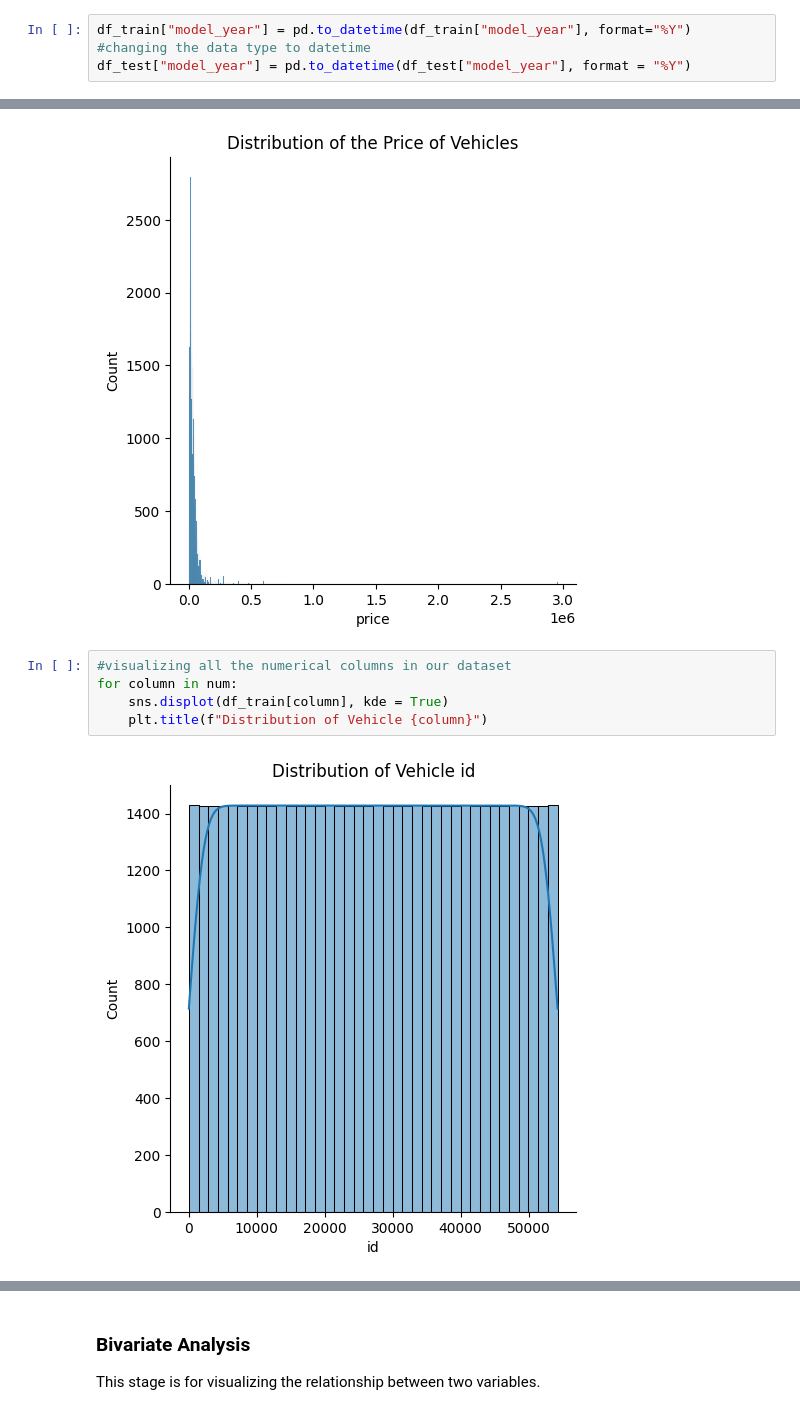
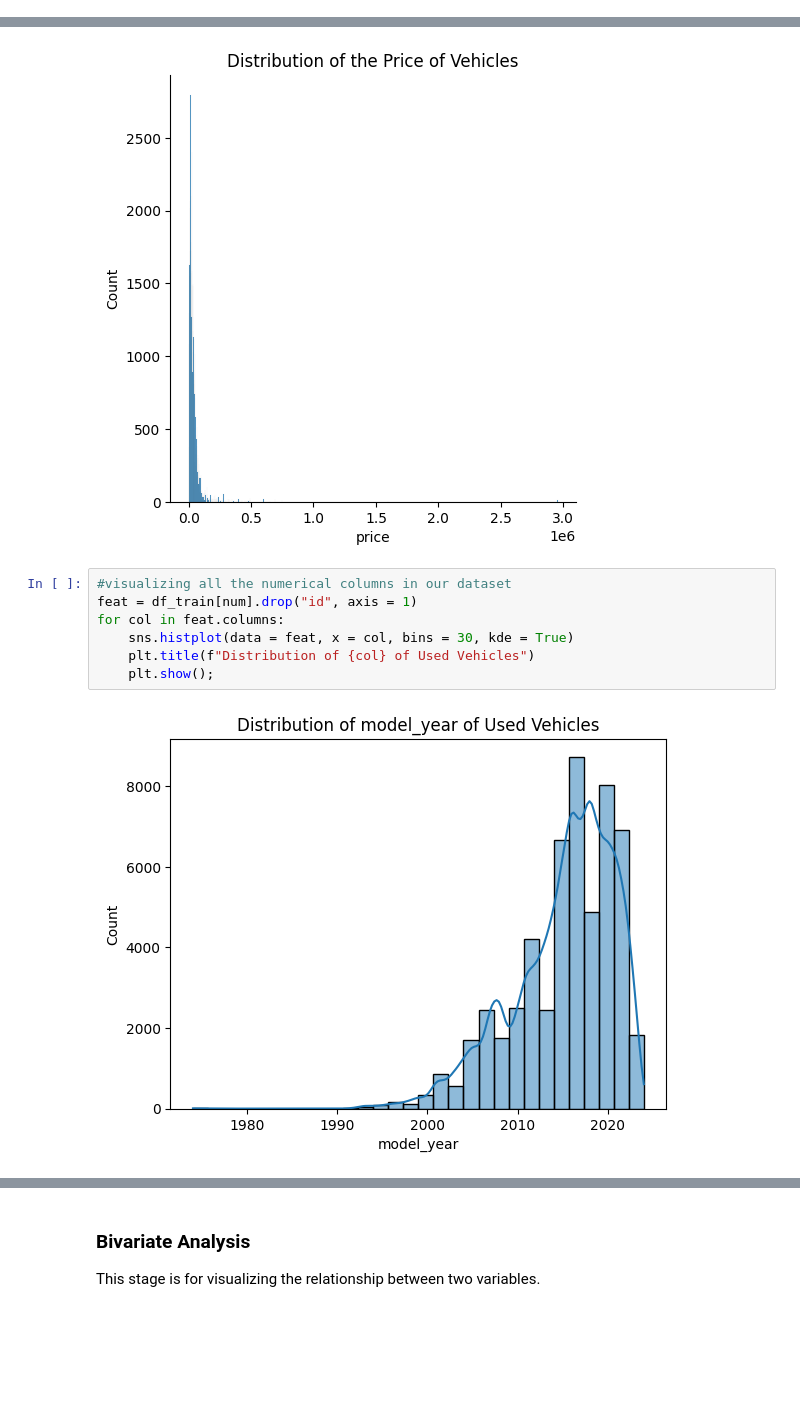
Before and after one commit to Odeyiany2/KaggleX-Skills-Assessment-Challenge, a Jupyter notebook: Used_Car_Prediction.ipynb, the cells around one changed output, grey strips where cells are left out. Saved outputs shown, nothing was run; the diff lists cells and outputs as text; blank space fills up the shorter version.

```diff
--- a/Used_Car_Prediction.ipynb
+++ b/Used_Car_Prediction.ipynb
@@ -172,3 +171,0 @@ dtype: int64
-# %%
-df_train["model_year"] = pd.to_datetime(df_train["model_year"], format="%Y") #changing the data type to datetime
-df_test["model_year"] = pd.to_datetime(df_test["model_year"], format = "%Y")
@@ -301,8 +295,10 @@ plt.title("Distribution of the Price of Vehicles");
 [figure]
 # %%
 #visualizing all the numerical columns in our dataset
-for column in num:
-    sns.displot(df_train[column], kde = True)
-    plt.title(f"Distribution of Vehicle {column}")
+feat = df_train[num].drop("id", axis = 1)
+for col in feat.columns:
+    sns.histplot(data = feat, x = col, bins = 30, kde = True)
+    plt.title(f"Distribution of {col} of Used Vehicles")
+    plt.show();
 # %% [output]
-[figure, old version]
+[figure, new version]
```
Also changed, not shown: parts of 12 cells of this notebook.
